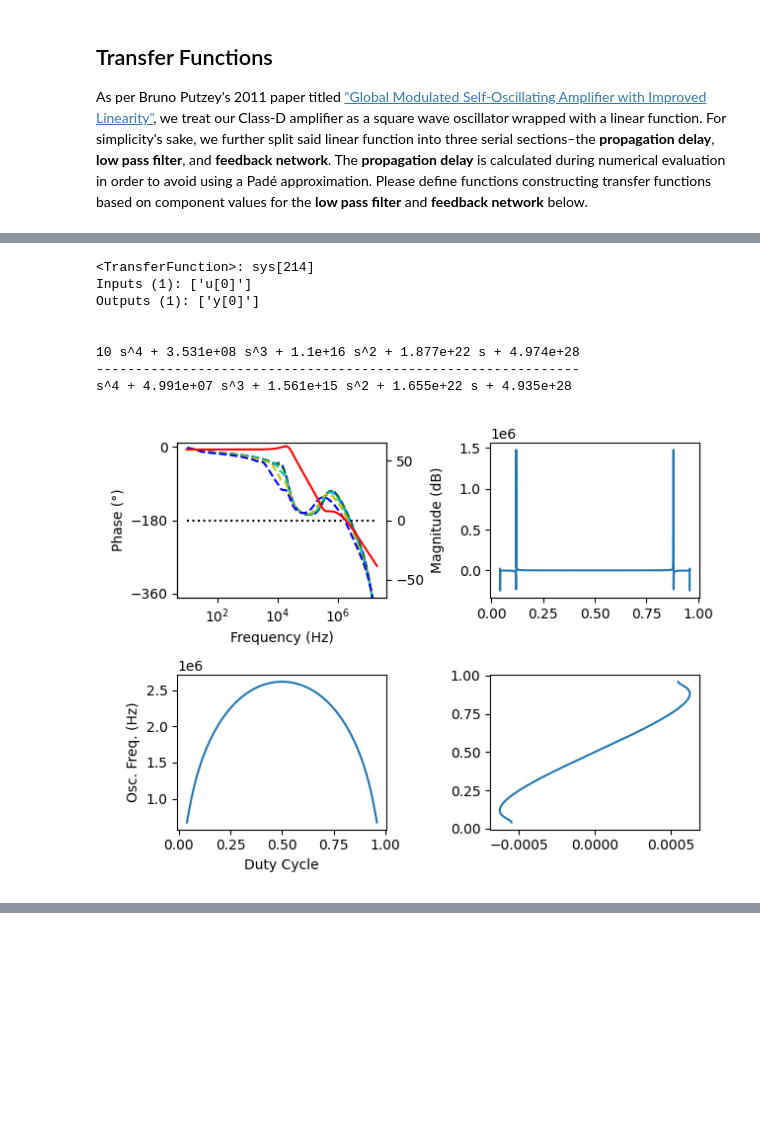
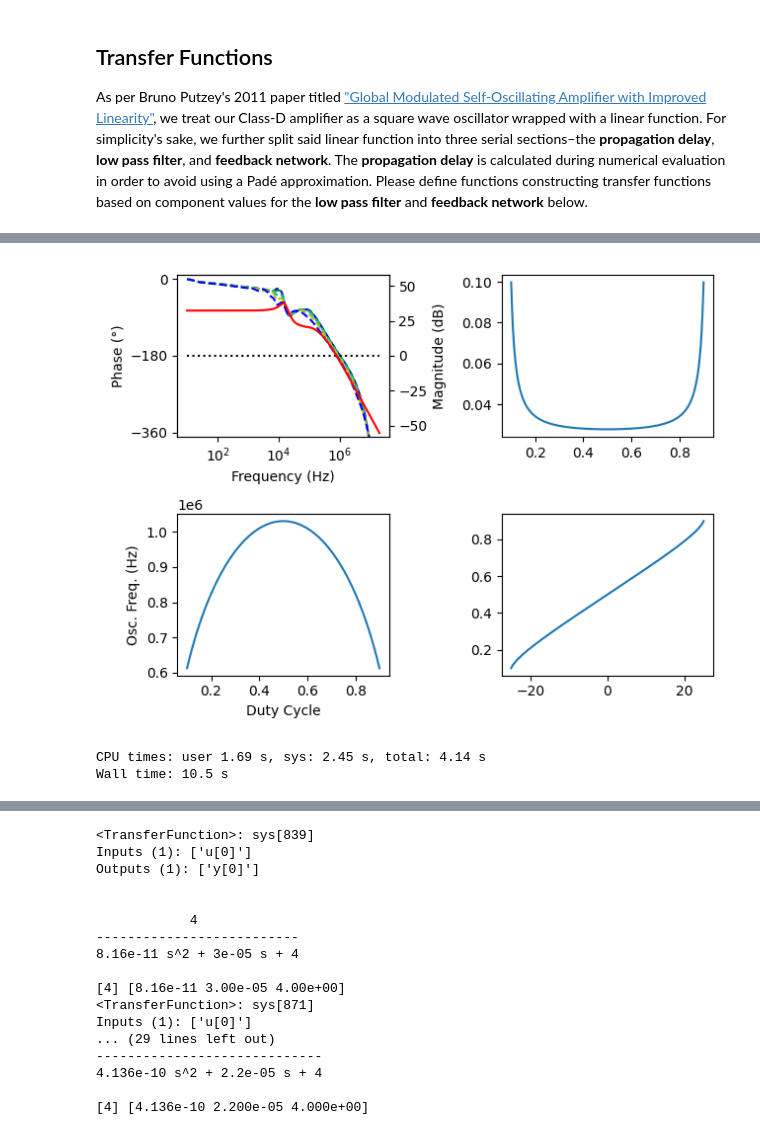
Before and after one commit to aaronlockhartdev/class-d-amp, a Jupyter notebook: loop_analysis/main.ipynb, the cells around one changed output, grey strips where cells are left out. Saved outputs shown, nothing was run; the diff lists cells and outputs as text; code cells hidden in the pictures; blank space fills up the shorter version.

```diff
--- a/loop_analysis/main.ipynb
+++ b/loop_analysis/main.ipynb
@@ -36,7 +36,7 @@ def plot(
     )
 
     # Range of duty cycles
-    hs = np.linspace(0.04, 0.5, num=1_000, dtype=np.longdouble)
+    hs = np.linspace(0.1, 0.5, num=1_000, dtype=np.longdouble)
 
     with Pool() as p:
         # Range of harmonics to calculate
@@ -292,15 +300,8 @@ plt.show()
 # %%
 %%time
-plot(mfb_fbn, 10, 20e6, delay=40e-9)
-print(mfb_int + lead_comp)
+plot(mfb_fbn, 10, 20e6, delay=60e-9)
 plt.show()
 # %% [output]
+[figure, new version]
-<TransferFunction>: sys[214]
-Inputs (1): ['u[0]']
-Outputs (1): ['y[0]']
-
-
-10 s^4 + 3.531e+08 s^3 + 1.1e+16 s^2 + 1.877e+22 s + 4.974e+28
---------------------------------------------------------------
-s^4 + 4.991e+07 s^3 + 1.561e+15 s^2 + 1.655e+22 s + 4.935e+28
+CPU times: user 1.69 s, sys: 2.45 s, total: 4.14 s
+Wall time: 10.5 s
-[figure, old version]
@@ -308,0 +308,30 @@ Wall time: 17.9 s
+# %%
+def disp(lst):
+    return np.array(lst).flatten()
+
+for tf in (
+    lpf(30e-6, 680e-9, 4),
+    fbn_example(1.8e3, 2.2e-9, 1e3, 330e-12, 8.2e3, 680),
+    (mfb_int + lead_comp),
+    out_filt
+):
+    print(tf)
+    print(*map(disp, (tf.num, tf.den)))
+# %% [output]
+<TransferFunction>: sys[839]
+Inputs (1): ['u[0]']
+Outputs (1): ['y[0]']
+
+
+            4
+--------------------------
+8.16e-11 s^2 + 3e-05 s + 4
+
+[4] [8.16e-11 3.00e-05 4.00e+00]
+<TransferFunction>: sys[871]
+Inputs (1): ['u[0]']
+... (29 lines left out)
+-----------------------------
+4.136e-10 s^2 + 2.2e-05 s + 4
+
+[4] [4.136e-10 2.200e-05 4.000e+00]
```
Also changed, not shown: parts of 2 cells of this notebook, 1 other file.
